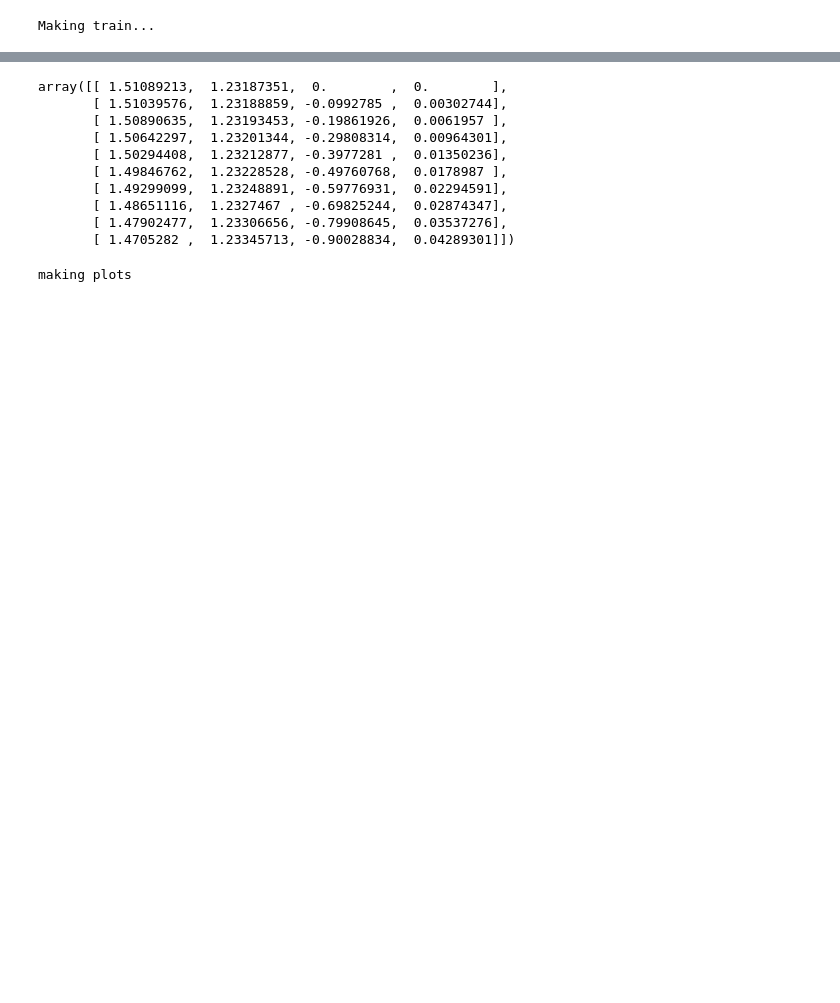
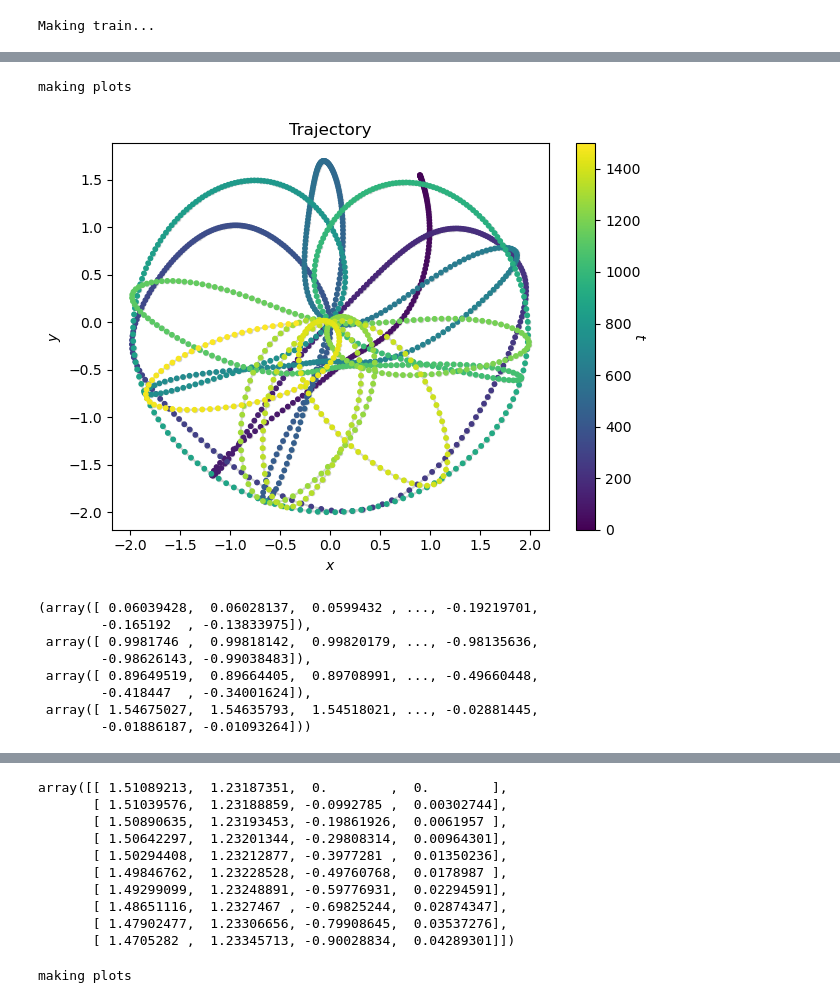
Before and after one commit to intsystems/2023-Project-114, a Jupyter notebook: code/Basic_Experiment.ipynb, the cells around one changed output, grey strips where cells are left out. Saved outputs shown, nothing was run; the diff lists cells and outputs as text; code cells hidden in the pictures; blank space fills up the shorter version.

```diff
--- a/code/Basic_Experiment.ipynb
+++ b/code/Basic_Experiment.ipynb
@@ -215,4 +212,17 @@ making plots
 ... (8 outputs left out)
+# %%
+get_dynamics_coords(trajectories[3], "Trajectory", save=True)
+# %% [output]
+making plots
+[figure, added]
+(array([ 0.06039428,  0.06028137,  0.0599432 , ..., -0.19219701,
+        -0.165192  , -0.13833975]),
+ array([ 0.9981746 ,  0.99818142,  0.99820179, ..., -0.98135636,
+        -0.98626143, -0.99038483]),
+ array([ 0.89649519,  0.89664405,  0.89708991, ..., -0.49660448,
+        -0.418447  , -0.34001624]),
+ array([ 1.54675027,  1.54635793,  1.54518021, ..., -0.02881445,
+        -0.01886187, -0.01093264]))
 # %%
 class DoublePendulumDataset(Dataset):
     def __init__(self, x_set, y_set):
```
Also changed, not shown: parts of 12 cells of this notebook, 19 other files.
